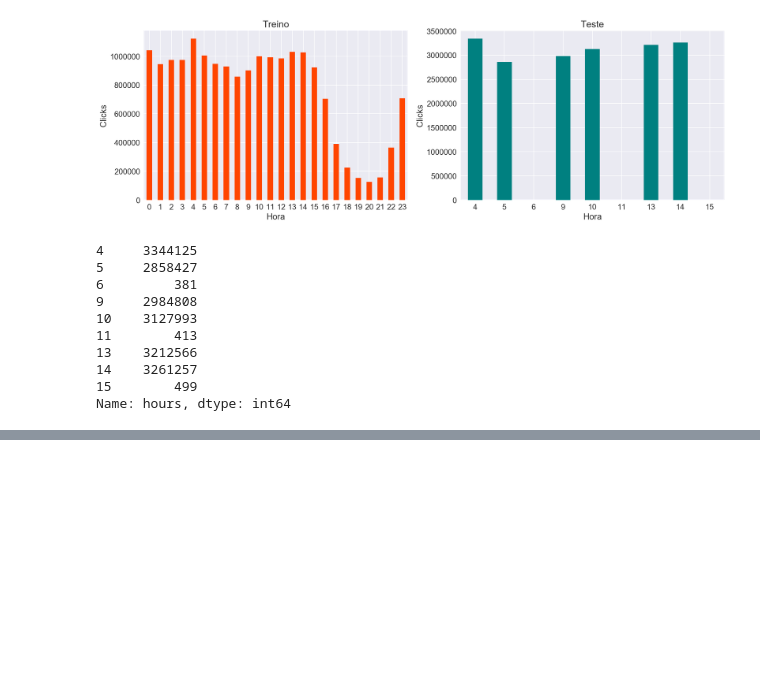
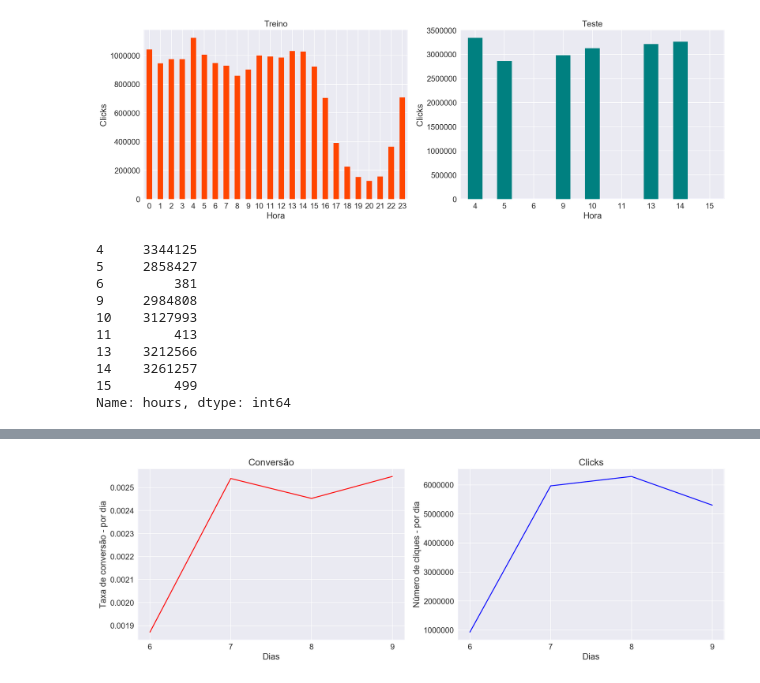
Before and after one commit to rgriva/Kaggle, a Jupyter notebook: EDA-Raul.ipynb, the cells around one changed output, grey strips where cells are left out. Drawn from its saved outputs; the diff is of its cells as text; code cells hidden in the pictures; blank space fills up the shorter version.

```diff
--- a/EDA-Raul.ipynb
+++ b/EDA-Raul.ipynb
@@ -135,0 +155,19 @@ No caso dos dados de teste, não há um padrão claro. Podemos identificar, cont
+# %%
+# Buscando uma tendência ao longo do tempo de cliques e downloads
+fig, axs = plt.subplots(1,2, figsize = (20,6))
+df = train[['days', 'is_attributed']].groupby('days').agg([np.mean, 'count'])
+df.reset_index()
+df['is_attributed']['mean'].plot(kind = 'line', color = 'red', ax = axs[0], title = 'Conversão', legend = None,
+                                xticks = [6,7,8,9]);
+df['is_attributed']['count'].plot(kind = 'line', color = 'blue', ax = axs[1], title = 'Clicks', legend = None,
+                                 xticks = [6,7,8,9]);
+
+axs[0].tick_params(axis = 'x', labelrotation = 1);
+axs[0].set_ylabel('Taxa de conversão - por dia');
+axs[0].set_xlabel('Dias');
+
+axs[1].tick_params(axis = 'x', labelrotation = 1);
+axs[1].set_ylabel('Número de cliques - por dia');
+axs[1].set_xlabel('Dias');
+# %% [output]
+[figure, added]
```
Also changed, not shown: parts of 10 cells of this notebook.
